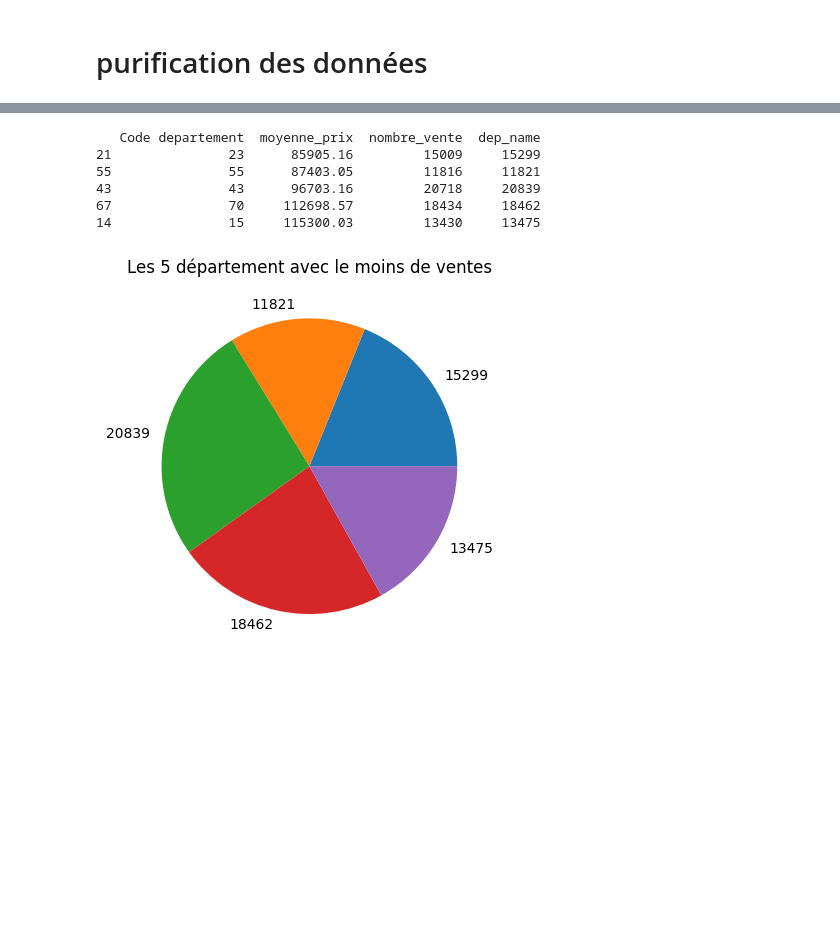
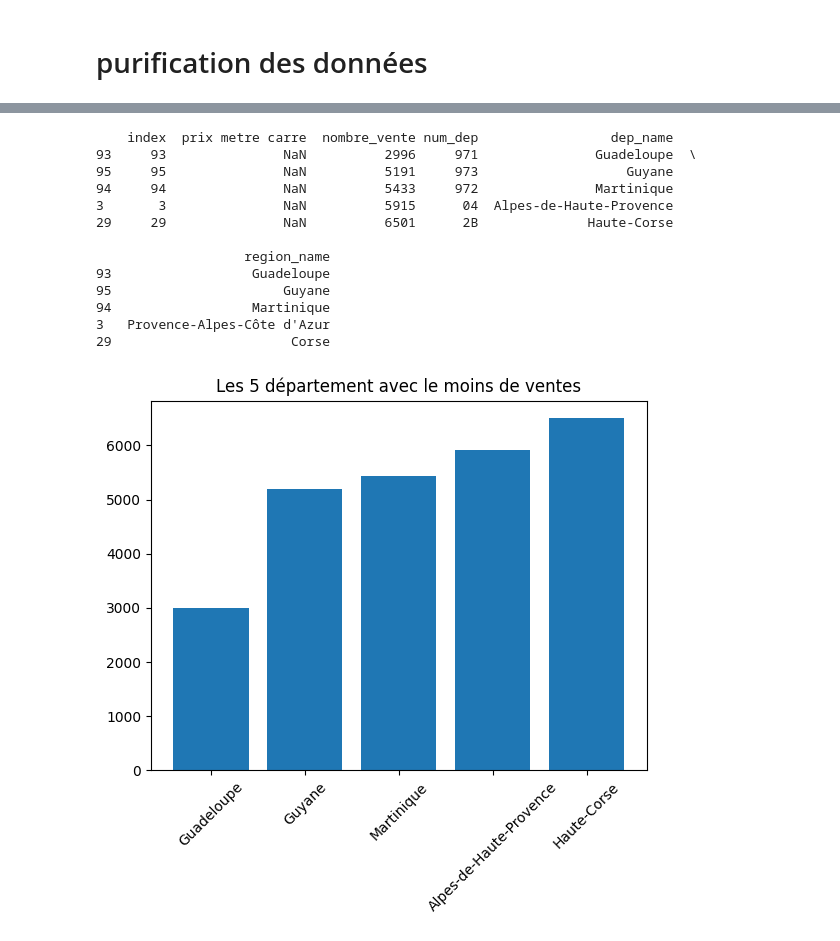
Before and after one commit to yougoxe/data_analyse_dvf, a Jupyter notebook: src/analyse.ipynb, the cells around one changed output, grey strips where cells are left out. Drawn from its saved outputs; the diff is of its cells as text; code cells hidden in the pictures; blank space fills up the shorter version.

Commit message:
FEAT : add data graphics

```diff
--- a/src/analyse.ipynb
+++ b/src/analyse.ipynb
@@ -29,4 +29,6 @@ colonnes_a_garder = [
 
 df_vf_raw = dvf_raw.drop(columns=[col for col in dvf_raw.columns if col not in colonnes_a_garder])
 pd.set_option('display.float_format', '{:.2f}'.format)
+
+df_vf_raw['prix metre carre'] = df_vf_raw['Valeur fonciere'] / df_vf_raw['Surface reelle bati']
 # %% [markdown]
@@ -35,9 +37,9 @@ pd.set_option('display.float_format', '{:.2f}'.format)
 def updateCode(code : object) -> str:
     return str.zfill("{0}".format(code),2)
 
-dvf_raw['Code departement']=dvf_raw['Code departement'].apply(updateCode)
+df_vf_raw['Code departement']=df_vf_raw['Code departement'].apply(updateCode)
 
-df_dvf_region = dvf_raw.merge(df_reference_departement_raw, how='left',left_on='Code departement', right_on='num_dep')
+df_dvf_region = df_vf_raw.merge(df_reference_departement_raw, how='left',left_on='Code departement', right_on='num_dep')
 # %%
 df_dvf_region.info()
 # %% [output]
@@ -61,15 +67,18 @@ memory usage: 1.3+ GB
 # %%
-#dvf_region_1 = df_dvf_region.loc[(df_dvf_region['Nature mutation']== 'Vente') & df_dvf_region['Code departement'] == '01']
-#dvf_region_1['Valeur fonciere'].mean()
 
-moyenne_prix_departement = df_dvf_region.groupby('Code departement')['Valeur fonciere'].mean()
+moyenne_prix_departement = df_dvf_region.groupby('Code departement')['prix metre carre'].mean()
 nombre_vente_departement = df_dvf_region.groupby('Code departement')['Valeur fonciere'].count()
 nom_departement = df_dvf_region.groupby('Code departement')['dep_name']
+nombre_vente_region = df_dvf_region.groupby('region_name')['Valeur fonciere'].count()
+nombre_vente_region = nombre_vente_region.reset_index()
+nombre_vente_region.rename(columns={"Valeur fonciere": "nombre_vente"},inplace=True)
+fusion = pd.merge(moyenne_prix_departement, nombre_vente_departement, left_index=True, right_index=True)
+fusion = fusion.merge(df_reference_departement_raw, how='left',left_on='Code departement', right_on='num_dep')
+fusion.rename(columns={"Valeur fonciere_x": "moyenne_prix", "Valeur fonciere": "nombre_vente"},inplace=True)
+fusion.reset_index(inplace=True)
 
 # Affichage du résultat
 #print(moyenne_prix_departement)
 #print(nombre_vente_departement)
-
-fusion_prix_moyen_nb_vente = pd.merge(moyenne_prix_departement, nombre_vente_departement, left_index=True, right_index=True)
-fusion.rename(columns={"Valeur fonciere_x": "moyenne_prix", "Valeur fonciere_y": "nombre_vente"},inplace=True)
-#fusion.reset_index(inplace=True)
+#print(nombre_vente_region)
+print(fusion)
@@ -76,20 +103,29 @@ fusion.rename(columns={"Valeur fonciere_x": "moyenne_prix", "Valeur fonciere_y":
 # %%
-colonne_tri = 'moyenne_prix'
-df_trie = fusion.sort_values(by=colonne_tri)[:5]
-print(df_trie)
+colonne_tri = 'nombre_vente'
+df_trie_asc = fusion.sort_values(by=colonne_tri)[:5]
+df_trie_desc = fusion.sort_values(by=colonne_tri)[-5:]
+print(df_trie_asc)
 # %% [output]
-   Code departement  moyenne_prix  nombre_vente  dep_name
-21               23      85905.16         15009     15299
-55               55      87403.05         11816     11821
-43               43      96703.16         20718     20839
-67               70     112698.57         18434     18462
-14               15     115300.03         13430     13475
+    index  prix metre carre  nombre_vente num_dep                 dep_name
+93     93               NaN          2996     971               Guadeloupe  \
+95     95               NaN          5191     973                   Guyane
+94     94               NaN          5433     972               Martinique
+3       3               NaN          5915      04  Alpes-de-Haute-Provence
+29     29               NaN          6501      2B              Haute-Corse
+
+                   region_name
+93                  Guadeloupe
+95                      Guyane
+94                  Martinique
+3   Provence-Alpes-Côte d'Azur
+29                       Corse
 # %%
-plt.pie(df_trie['nombre_vente'],labels =df_trie['dep_name'])
+plt.bar(df_trie_asc['dep_name'],df_trie_asc['nombre_vente'])
 
 # Ajouter un titre
 plt.title('Les 5 département avec le moins de ventes')
 # Afficher le diagramme
+plt.xticks(rotation=45)
 plt.show()
 # %% [output]
-[figure, old version]
+[figure, new version]
```
Also changed, not shown: parts of 6 cells of this notebook.
